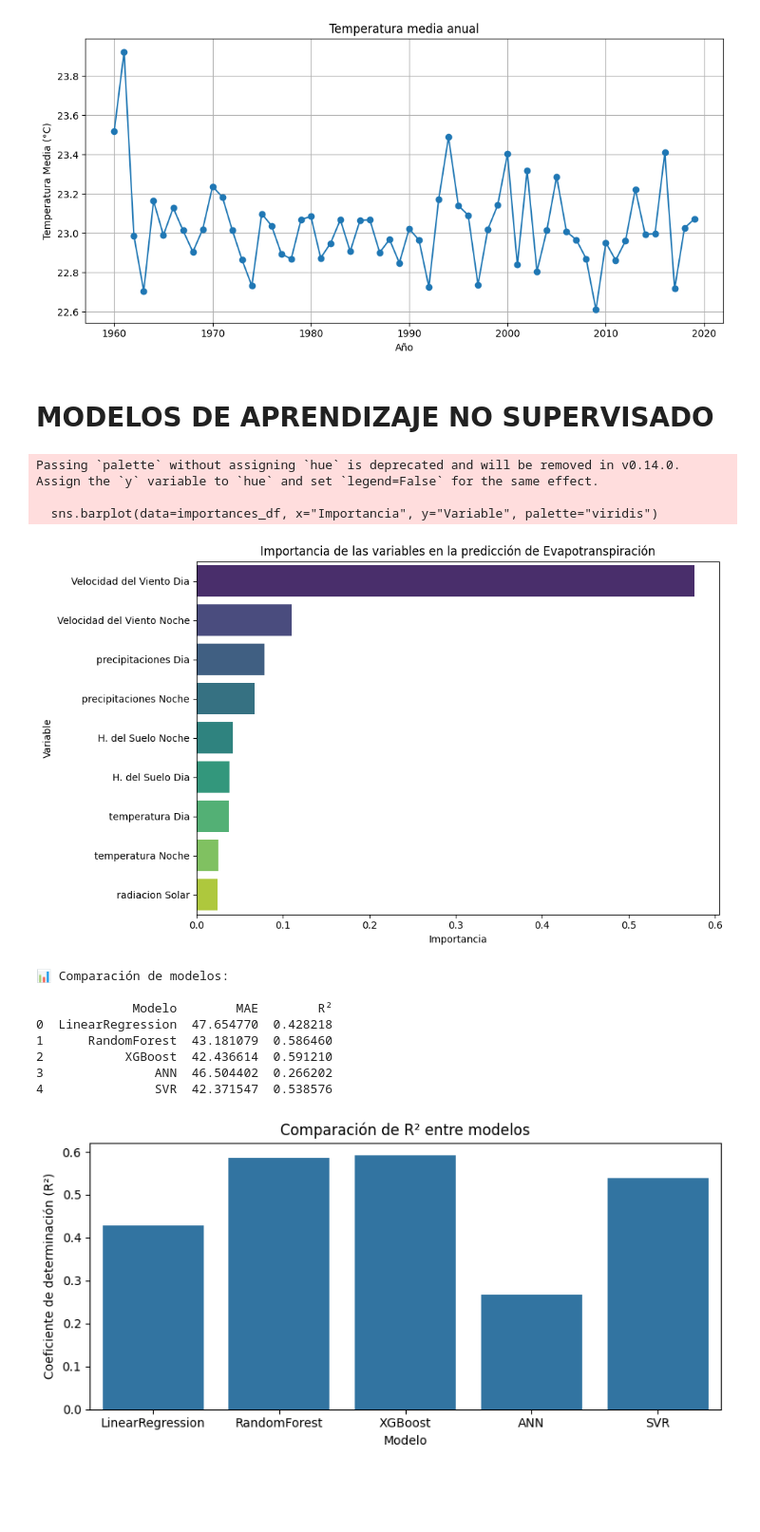
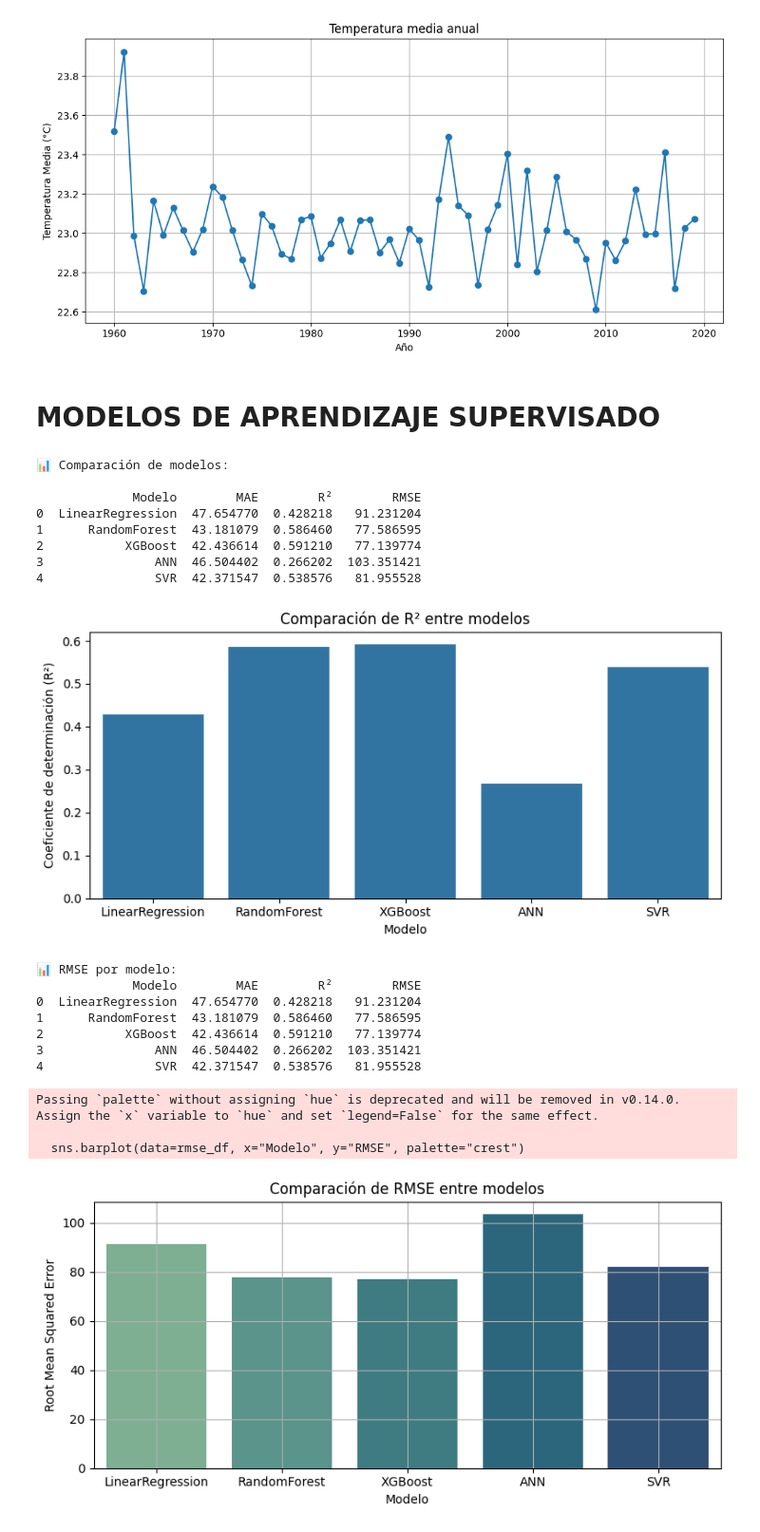
Before and after one commit to XavierMedinaMacias/tfm_xavierMedina, a Jupyter notebook: vsCode - machineLearning/ml_predicciones.ipynb, the cells around one changed output. Shown: that part at 95% size. Saved outputs shown, nothing was run; the diff lists cells and outputs as text; code cells hidden in the pictures; blank space fills up the shorter version.

```diff
--- a/vsCode - machineLearning/ml_predicciones.ipynb
+++ b/vsCode - machineLearning/ml_predicciones.ipynb
@@ -118,7 +119,7 @@ max                 2983.200000                 3030.100000         6.200000
 [figure]
 [figure]
 # %% [markdown]
-# MODELOS DE APRENDIZAJE NO SUPERVISADO
+# MODELOS DE APRENDIZAJE SUPERVISADO
 # %%
 # Variables predictoras y objetivo
 features = [
@@ -193,61 +194,82 @@ for nombre, modelo in modelos.items():
     modelo.fit(X_train, y_train)
     y_pred = modelo.predict(X_test)
     mae = mean_absolute_error(y_test, y_pred)
+    rmse = np.sqrt(mean_squared_error(y_test, y_pred))
     r2 = r2_score(y_test, y_pred)
-    predicciones_test[nombre] = y_pred[:10]
+    predicciones_test[nombre] = y_pred[:20]
 
     # Importancia de las variables
     if modelo == 'RandomForest':
         importances = modelo.feature_importances_
         importances_df = pd.DataFrame({
         'Variable': features,
         'Importancia': importances
         }).sort_values(by="Importancia", ascending=False)
-
-
+         # Gráfico de importancia de variables
+        plt.figure(figsize=(10, 6))
+        sns.barplot(data=importances_df, x="Importancia", y="Variable", palette="viridis")
+        plt.title("Importancia de las variables en la predicción de Evapotranspiración")
+        plt.xlabel("Importancia")
+        plt.ylabel("Variable")
+        plt.tight_layout()
+        plt.show()
 
 
     resultados.append({
         "Modelo": nombre,
         "MAE": mae,
-        "R²": r2
+        "R²": r2,
+        "RMSE": rmse
     })
-
-# Gráfico de importancia de variables
-plt.figure(figsize=(10, 6))
-sns.barplot(data=importances_df, x="Importancia", y="Variable", palette="viridis")
-plt.title("Importancia de las variables en la predicción de Evapotranspiración")
-plt.xlabel("Importancia")
-plt.ylabel("Variable")
-plt.tight_layout()
-plt.show()
 
 
 # --- Mostrar resultados ---
 resultados_df = pd.DataFrame(resultados)
 print("\n📊 Comparación de modelos:\n")
 print(resultados_df)
 
 
 # Gráfico
 plt.figure(figsize=(8, 4))
 sns.barplot(data=resultados_df, x="Modelo", y="R²")
 plt.title("Comparación de R² entre modelos")
 plt.ylabel("Coeficiente de determinación (R²)")
 plt.tight_layout()
 plt.show()
+
+
+# === Mostrar resultados ===
+rmse_df = pd.DataFrame(resultados)
+print("\n📊 RMSE por modelo:")
+print(rmse_df)
+
+# === Visualizar ===
+plt.figure(figsize=(8, 4))
+sns.barplot(data=rmse_df, x="Modelo", y="RMSE", palette="crest")
+plt.title("Comparación de RMSE entre modelos")
+plt.ylabel("Root Mean Squared Error")
+plt.tight_layout()
+plt.grid(True)
+plt.show()
 # %% [output]
-Passing `palette` without assigning `hue` is deprecated and will be removed in v0.14.0. Assign the `y` variable to `hue` and set `legend=False` for the same effect.
+📊 Comparación de modelos:
 
-  sns.barplot(data=importances_df, x="Importancia", y="Variable", palette="viridis")
+             Modelo        MAE        R²        RMSE
+0  LinearRegression  47.654770  0.428218   91.231204
+1      RandomForest  43.181079  0.586460   77.586595
+2           XGBoost  42.436614  0.591210   77.139774
+3               ANN  46.504402  0.266202  103.351421
+4               SVR  42.371547  0.538576   81.955528
-[figure, old version]
+[figure, new version]
-📊 Comparación de modelos:
-
-             Modelo        MAE        R²
-0  LinearRegression  47.654770  0.428218
-1      RandomForest  43.181079  0.586460
-2           XGBoost  42.436614  0.591210
-3               ANN  46.504402  0.266202
-4               SVR  42.371547  0.538576
+📊 RMSE por modelo:
+             Modelo        MAE        R²        RMSE
+0  LinearRegression  47.654770  0.428218   91.231204
+1      RandomForest  43.181079  0.586460   77.586595
+2           XGBoost  42.436614  0.591210   77.139774
+3               ANN  46.504402  0.266202  103.351421
+4               SVR  42.371547  0.538576   81.955528
+Passing `palette` without assigning `hue` is deprecated and will be removed in v0.14.0. Assign the `x` variable to `hue` and set `legend=False` for the same effect.
+
+  sns.barplot(data=rmse_df, x="Modelo", y="RMSE", palette="crest")
-[figure, old version]
+[figure, new version]
 # %%
```
Also changed, not shown: parts of 3 cells of this notebook, 3 other files.
